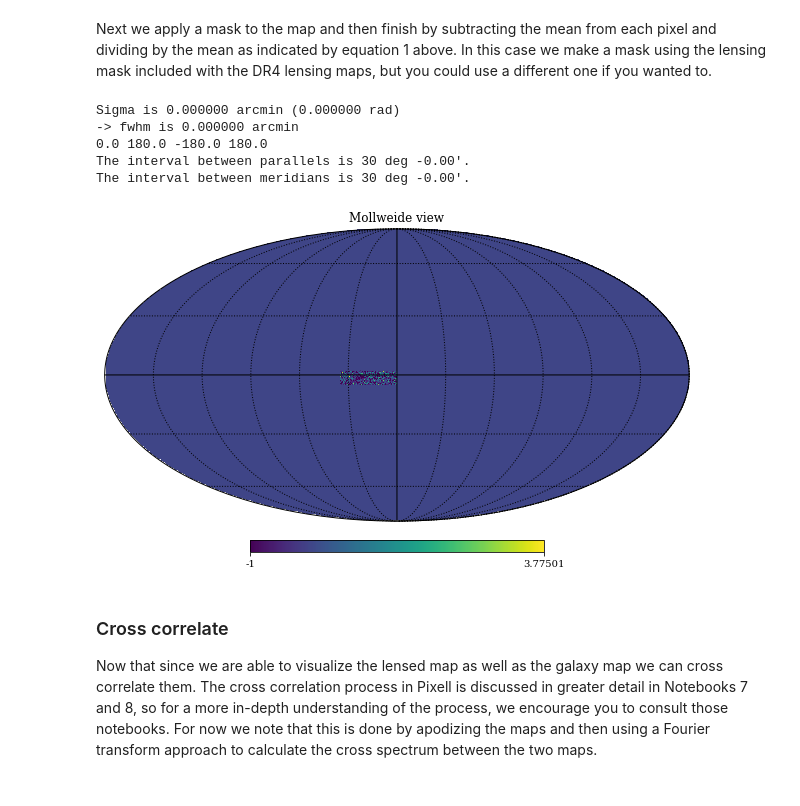
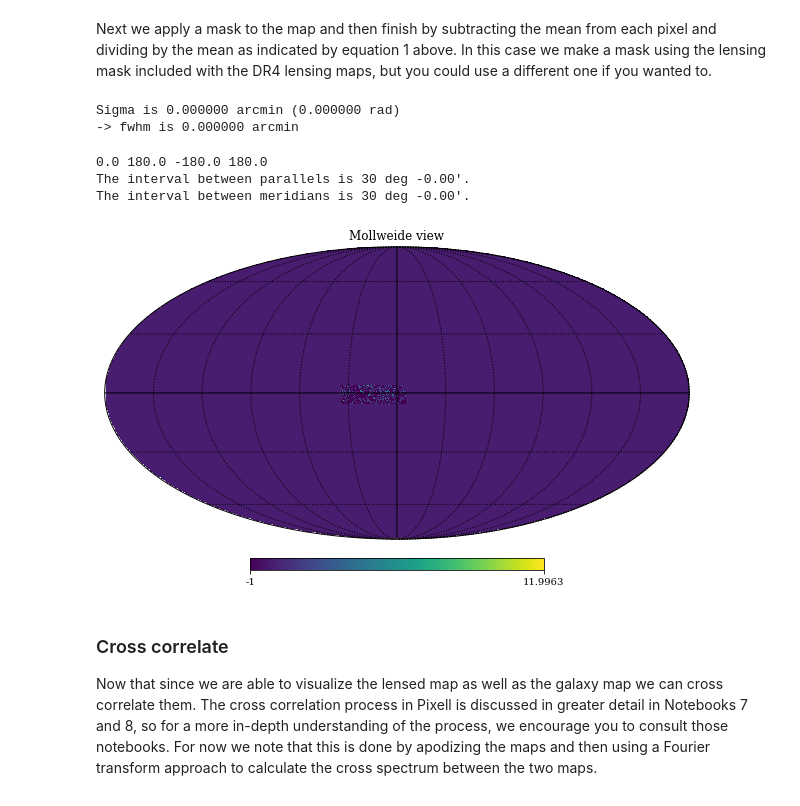
Before and after one commit to ACTCollaboration/DR4_DR5_Notebooks, a Jupyter notebook: Notebooks/Section_5_Lensing_maps.ipynb, the cells around one changed output. Cells and saved outputs as stored; diff of their text form; code cells hidden in the pictures.

```diff
--- a/Notebooks/Section_5_Lensing_maps.ipynb
+++ b/Notebooks/Section_5_Lensing_maps.ipynb
@@ -133,7 +133,7 @@ redmap = galaxy_catalog(redmap_hdu)
 
 Now that we have the catalog we can generate an over density map by first creating an `ndmap` with the same shape and size as the lensed map, but filled with zeros.  From there we can find the pixel location of each galaxy and add the galaxies to our empty map.
 # %%
-nside = 512
+nside = 1024
 class catMapper():
     def __init__(self,ras_deg,decs_deg, weights = None):
             self.nside = nside
@@ -150,40 +150,39 @@ Next we apply a mask to the map and then finish by subtracting the mean from eac
 # %%
 # Read in the lensing map window and convert it to HEALPix form
 mask = enmap.read_map(path + "act_dr4.01_s14s15_D56_lensing_mask.fits")
-
 
 # Apply a new window to the maps by trimming the mask to a smaller size and then tapering it
 # We then convert it to HEALPix format.
 
 # Trim Mask
-box = np.array([[-5,35],[2,0]])*utils.degree
+box = np.array([[-6,35],[10,-5]])*utils.degree
 mask_new = mask.submap(box)
 
 # Define taper using enmap.apod
 W_L = reproject.healpix_from_enmap(mask_new, lmax = 6000, nside = nside)
 
 # We now select the pixels that are masked and unmasked
 masked = np.where(W_L <= 0.2)[0]
 unmasked = np.where(W_L > 0.2)[0]
 
 # Calculate the mean needed for equation 1
 mean = galaxies[unmasked].mean()
 
 # Create the map
 galaxyMap = galaxies.copy()
 galaxyMap[masked] = 0
 galaxyMap[unmasked] = (galaxies[unmasked] - mean) / mean
 
 # Plot the map
 hp.mollview(galaxyMap)
 hp.graticule()
 # %% [output]
 Sigma is 0.000000 arcmin (0.000000 rad)
 -> fwhm is 0.000000 arcmin
-0.0 180.0 -180.0 180.0
-The interval between parallels is 30 deg -0.00'.
-The interval between meridians is 30 deg -0.00'.
+0.0 180.0 -180.0 180.0
+The interval between parallels is 30 deg -0.00'.
+The interval between meridians is 30 deg -0.00'.
-[figure, old version]
+[figure, new version]
 # %% [markdown]
 ### Cross correlate
 
```
Also changed, not shown: parts of 4 cells of this notebook.
